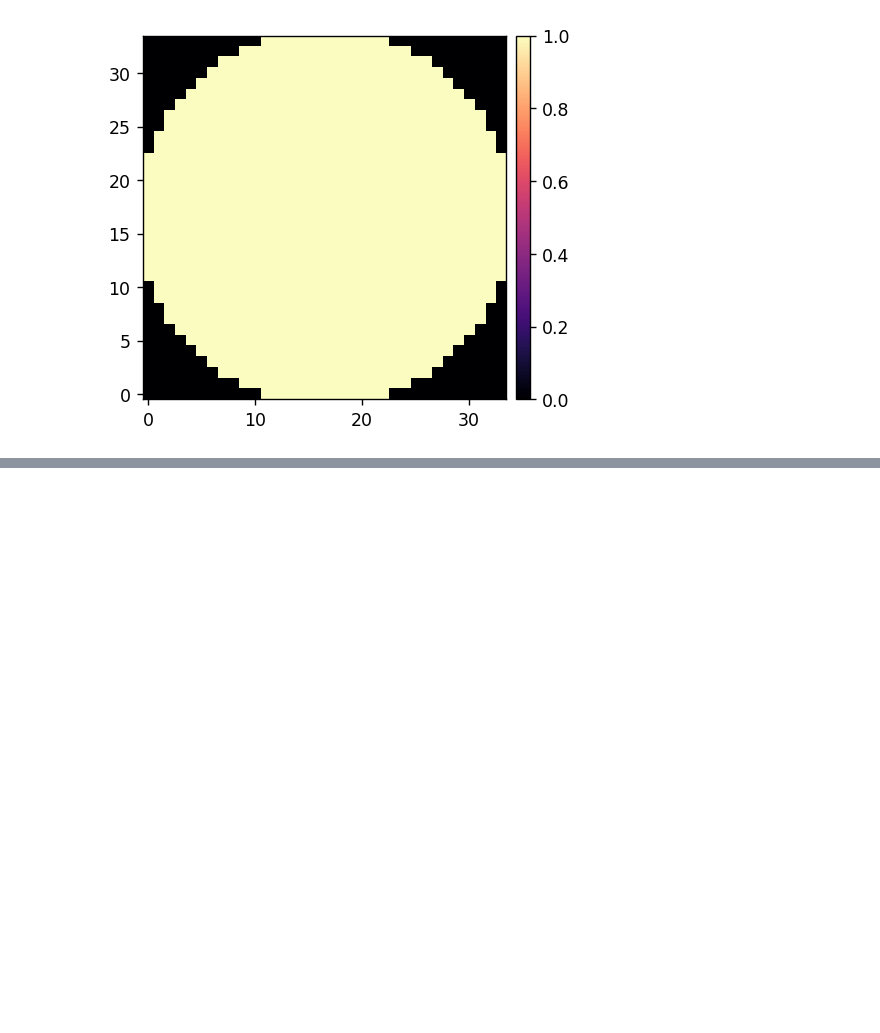
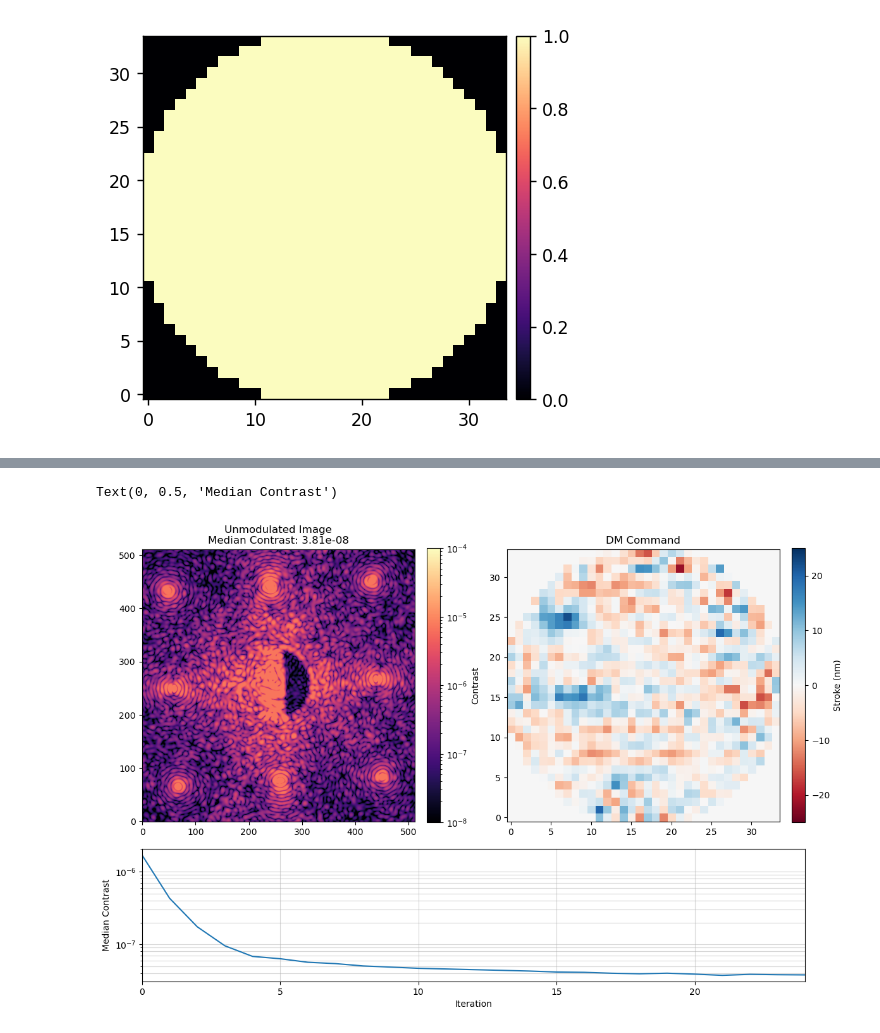
Before and after one commit to zhangderby/scoob-scc, a Jupyter notebook: notebooks_exp/run_analysis.ipynb, the cells around one changed output, grey strips where cells are left out. Cells and saved outputs as stored; diff of their text form; code cells hidden in the pictures; blank space fills up the shorter version.

```diff
--- a/notebooks_exp/run_analysis.ipynb
+++ b/notebooks_exp/run_analysis.ipynb
@@ -80,0 +82,28 @@ NameError: name 'data' is not defined
+# %%
+image = data['images_unmod'][-1]
+command = data['commands'][-1]
+mask = data['control_mask']
+contrasts = [np.median(im[mask]) for im in data['images_unmod']]
+
+fig = plt.figure(figsize=(12, 8), layout='tight')
+gs = plt.GridSpec(nrows=3, ncols=4)
+
+ax1 = fig.add_subplot(gs[0:2, 0:2])
+m = ax1.imshow(image, norm='log', cmap='magma', vmin=1e-8, vmax=1e-4)
+plt.colorbar(m, fraction=0.046, pad=0.04, label='Contrast')
+ax1.set_title(f'Unmodulated Image\nMedian Contrast: {np.median(image[mask]):.2e}')
+
+ax2 = fig.add_subplot(gs[0:2, 2:])
+m = ax2.imshow(command * 1e9, cmap='RdBu', vmin=-25, vmax=25)
+plt.colorbar(m, fraction=0.046, pad=0.04, label='Stroke (nm)')
+ax2.set_title('DM Command')
+
+ax3 = fig.add_subplot(gs[2, :])
+ax3.semilogy(contrasts)
+ax3.grid(which='both', axis='both', alpha=0.5)
+ax3.set_xlim([0, len(contrasts) - 1])
+ax3.set_xlabel('Iteration')
+ax3.set_ylabel('Median Contrast')
+# %% [output]
+Text(0, 0.5, 'Median Contrast')
+[figure, added]
```
Also changed, not shown: parts of 2 cells of this notebook, 2 other files.
